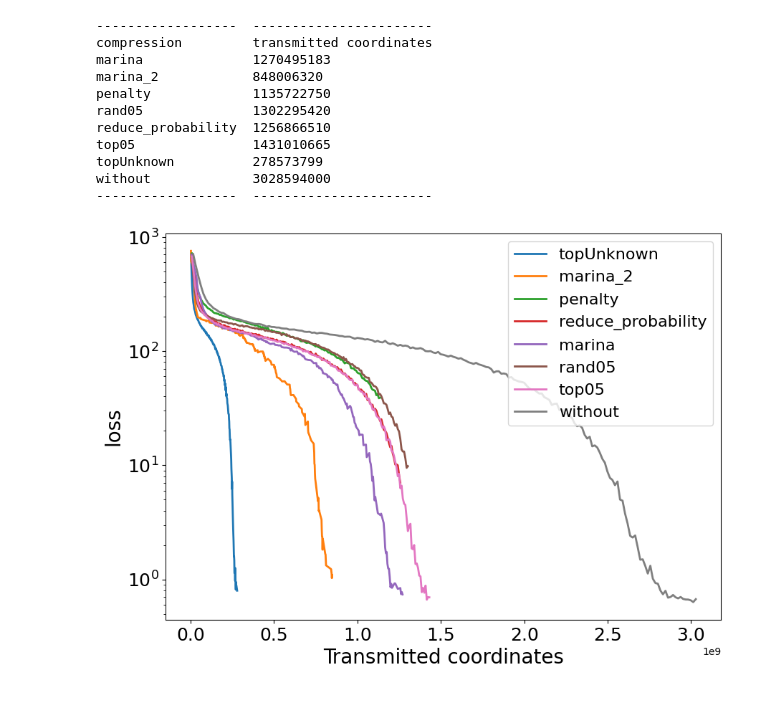
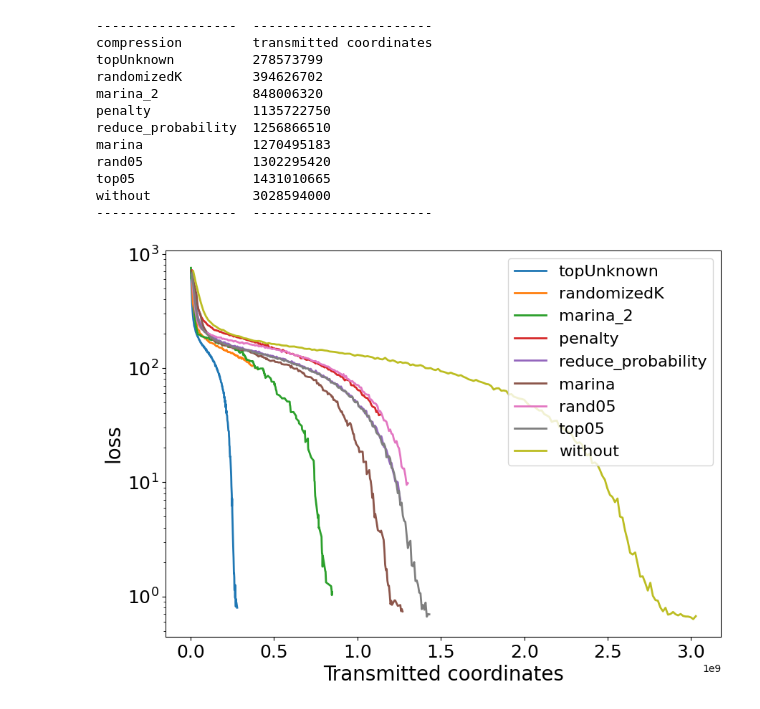
Before and after one commit to ndshaposhnik/compressionGraphics, a Jupyter notebook: cifar_graphics.ipynb, the cells around one changed output. Saved outputs shown, nothing was run; the diff lists cells and outputs as text; code cells hidden in the pictures.

```diff
--- a/cifar_graphics.ipynb
+++ b/cifar_graphics.ipynb
@@ -24,15 +24,16 @@ def get_exp(name, label):
 experiments = [
     get_exp('marina', "Marina, p=0.3, Q=TopK(0.3)"),
     get_exp('marina_2', "Marina, p=0.2, Q=TopK(0.1)"),
-    get_exp('penalty', "Without"),
+    get_exp('penalty', "Penalty"),
     get_exp('rand05', "Rand 0.5"),
     get_exp('reduce_probability', "Reduce Probability 0.5"),
     get_exp('top05', "Top 0.5"),
     get_exp('topUnknown', "Top Unknown"),
     get_exp('without', "Without"),
+    get_exp('randomizedK', "randomizedK"),
 ]
 
-exps.sort(key=lambda exp : exp['coords'][-1])
+experiments.sort(key=lambda exp : exp['coords'][-1])
 
 table = [
     ["compression", "transmitted coordinates"],
@@ -45,30 +46,31 @@ print(tabulate(table))
 # %% [output]
 ------------------  -----------------------
 compression         transmitted coordinates
-marina              1270495183
+topUnknown          278573799
+randomizedK         394626702
 marina_2            848006320
 penalty             1135722750
+reduce_probability  1256866510
+marina              1270495183
 rand05              1302295420
-reduce_probability  1256866510
 top05               1431010665
-topUnknown          278573799
 without             3028594000
 ------------------  -----------------------
 # %%
 plt.figure(figsize=(10, 7))
 
-for exp in exps:
+for exp in experiments:
     plt.semilogy(
         exp['coords'],
         exp['loss'],
         label=exp['name'],
         linewidth=2
     )
 
 plt.legend(loc="best", fontsize=16)
 plt.xlabel(r"Transmitted coordinates", fontsize=20)
 plt.ylabel("loss", fontsize=20)
 plt.xticks(fontsize=18)
 _ = plt.yticks(fontsize=18)
 # %% [output]
-[figure, old version]
+[figure, new version]
```
Also changed, not shown: 7 other files.
